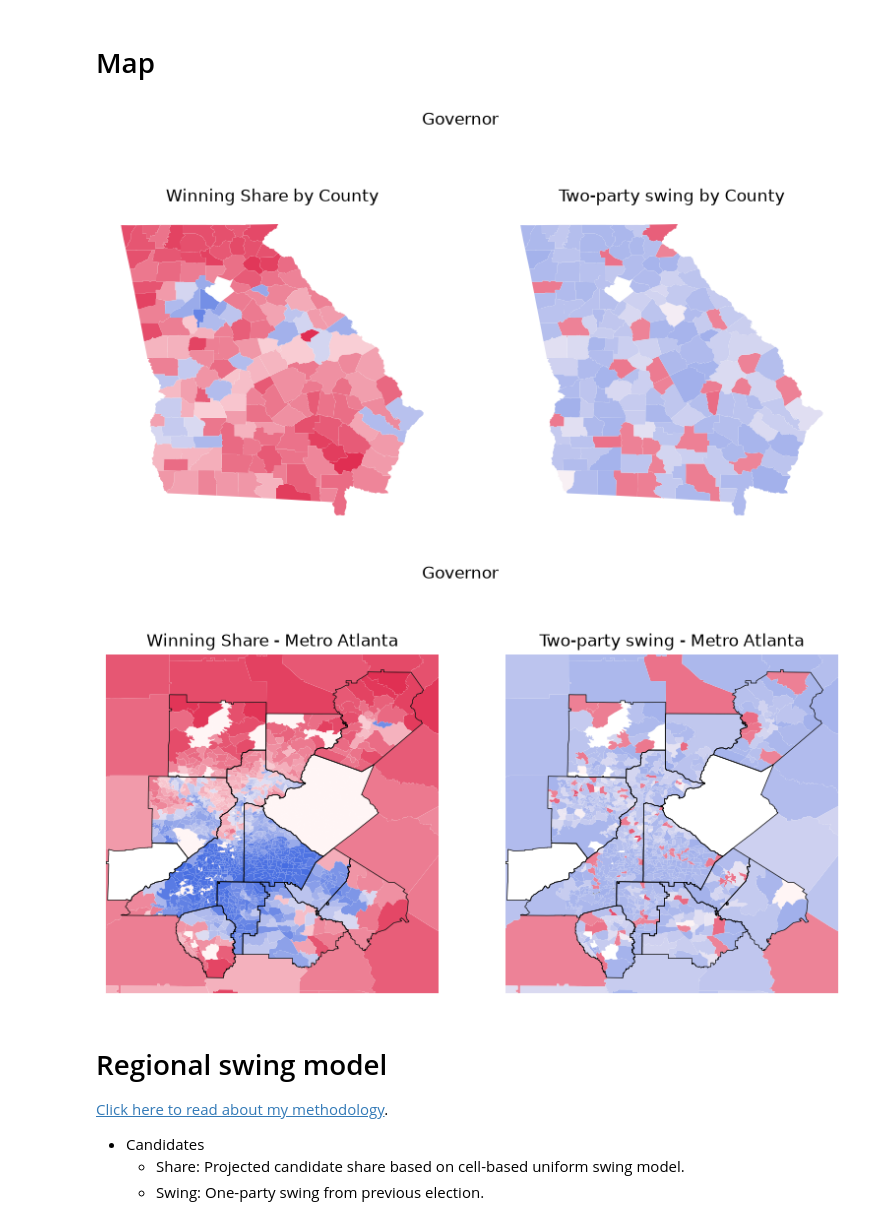
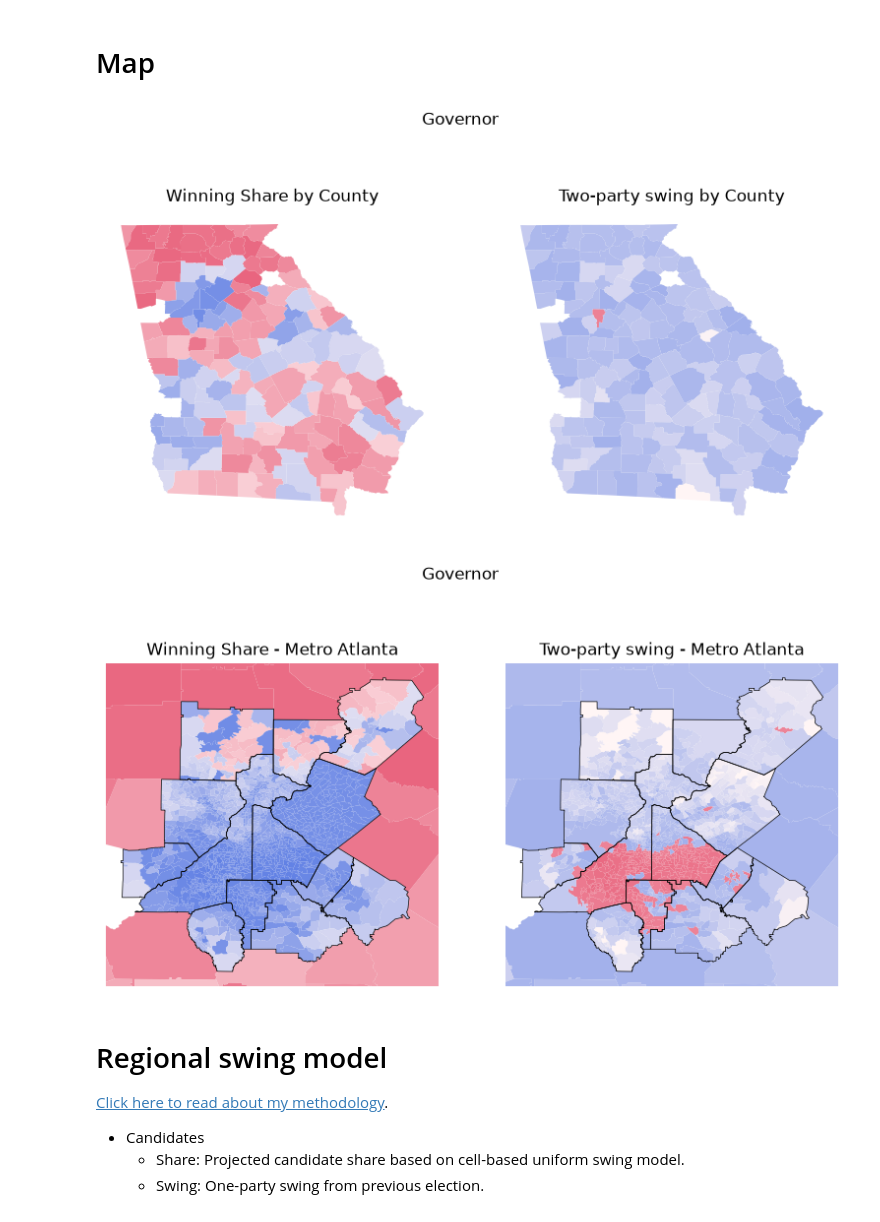
Before and after one commit to davidboers/2026electionmodels, a Jupyter notebook: statewide_temp.ipynb, the cells around one changed output. Cells and saved outputs as stored; diff of their text form; code cells hidden in the pictures.

```diff
--- a/statewide_temp.ipynb
+++ b/statewide_temp.ipynb
@@ -104,16 +104,20 @@ prev = pd.concat([prev, import_historical(previous_year, race_name.lower().repla
 curr, candidates = sos.import_current(race_name, by_method=True)
 curr = curr.sort_index()
 
-#curr[race_meta['Current Dem']] = prev[race_meta['Previous Dem']]
-#curr[race_meta['Current Dem']] *= np.abs(np.random.normal(1.5, .2, len(curr)))
-#curr[race_meta['Current Rep']] = prev[race_meta['Previous Rep']]
+curr[race_meta['Current Dem']] = prev.loc[curr.index.intersection(prev.index)][race_meta['Previous Dem']]
+curr[race_meta['Current Dem']] = curr[race_meta['Current Dem']].fillna(0)
+curr[race_meta['Current Dem']] += np.random.normal(500, 10, len(curr))
+curr[race_meta['Current Rep']] = prev.loc[curr.index.intersection(prev.index)][race_meta['Previous Rep']]
+curr[race_meta['Current Rep']] = curr[race_meta['Current Rep']].fillna(0)
+curr[race_meta['Current Rep']] += np.random.normal(100, 10, len(curr))
 #curr[race_meta['Current Rep']] *= np.abs(np.random.normal(1.3, .1, len(curr)))
-#curr[candidates] = curr[candidates].fillna(0).astype(int)
-#curr['Reported?'] = np.random.normal(0, 1, len(curr)) > 0
+curr[candidates] = curr[candidates].fillna(0).astype(int)
+curr.loc[curr.index[0], 'Reported?'] = True
 #curr.loc['DeKalb', 'Reported?'] = True
 #curr.loc['DeKalb', candidates] = 0
 
 statewide_totals = curr[candidates].sum()
+statewide_totals = statewide_totals.sort_values(ascending=False)
 (pd.DataFrame({'Votes': statewide_totals, 'Share': (statewide_totals / statewide_totals.sum()).fillna(0)}).style
  .format('{:,}', subset='Votes')
  .format('{:.2%}', subset='Share'))
@@ -184,7 +188,7 @@ county_previous = prev[prev_candidates].groupby('County').sum()
 county_previous = county_previous.div(county_previous.sum(axis=1), axis=0).fillna(0)
 county_swings = county_current - county_previous.rename(columns=swing_map)
 
-county_current['Winner'] = county_current.fillna(0).idxmax(axis=1)
+county_current['Winner'] = county_current.idxmax(axis=1)
 curr_shares['Winner'] = curr_shares.idxmax(axis=1)
 county_current = geopandas.GeoDataFrame(county_current, geometry=counties['geometry'])
 county_swings = geopandas.GeoDataFrame(county_swings, geometry=counties['geometry'])
@@ -241,7 +245,8 @@ for cmap, cand in zip([colors.republicans, colors.democrats], candidates):
             prec_showing.plot(cand, ax=metro_share_ax, cmap=cmap, norm=mcolors.Normalize(0.40, 1))
 
         except ValueError:
-            pass
+            print(prec_showing[prec_showing['geometry'].isna()])
+            raise
 
     nonmetro_counties = counties_showing[~counties_showing['Metro?']]
     if len(nonmetro_counties) > 0:
@@ -252,6 +257,8 @@ county_share_ax.set_axis_off()
 
 metro_share_ax.set_title('Winning Share - Metro Atlanta')
 metro_share_ax.set_axis_off()
+
+# TODO: Fix map, sync with other_temp
 
 cnt_swing_halfrange = county_swings['TPS'].abs().max()
 cnt_swing_halfrange = np.maximum(cnt_swing_halfrange, 0.1)
@@ -261,35 +268,35 @@ for cmap, sn in zip(['gray', colors.republicans, colors.democrats], [0.0, 1.0, -
     counties_showing['Metro?'] = counties_showing.index.isin(metro_counties)
 
     # County swing
     if len(counties_showing) > 0:
         counties_showing.plot('TPS', ax=county_swing_ax, cmap=cmap, norm=swing_norm)
 
     # Metro swing
     prg_showing = prg_swings[prg_swings['TPS'].map(np.sign) == sn]
     if len(prg_showing) > 0:
         try:
             prg_showing.plot('TPS', ax=metro_swing_ax, cmap=cmap, norm=swing_norm)
 
         except ValueError:
             pass
 
     nonmetro_counties = counties_showing[~counties_showing['Metro?']]
     if len(nonmetro_counties) > 0:
         nonmetro_counties.plot('TPS', ax=metro_swing_ax, cmap=cmap, norm=swing_norm, autolim=False)
 
 linewidth = plt.rcParams['patch.linewidth'] / 2
 county_swings.loc[metro_counties].plot(ax=metro_share_ax, color='None', autolim=False, linewidth=linewidth)
 county_swings.loc[metro_counties].plot(ax=metro_swing_ax, color='None', autolim=False, linewidth=linewidth)
 
 county_swing_ax.set_title('Two-party swing by County')
 county_swing_ax.set_axis_off()
 
 metro_swing_ax.set_title('Two-party swing - Metro Atlanta')
 metro_swing_ax.set_axis_off()
 plt.show()
 # %% [output]
-[figure, old version]
+[figure, new version]
-[figure, old version]
+[figure, new version]
 # %% [markdown]
 # Regional swing model
 
```
Also changed, not shown: parts of 10 cells of this notebook, 2 other files.
